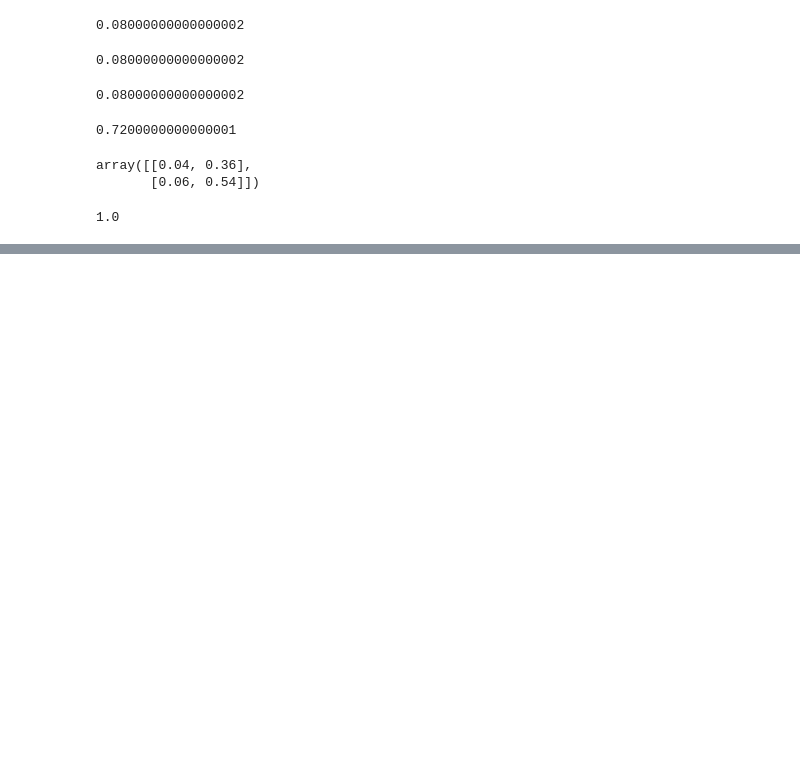
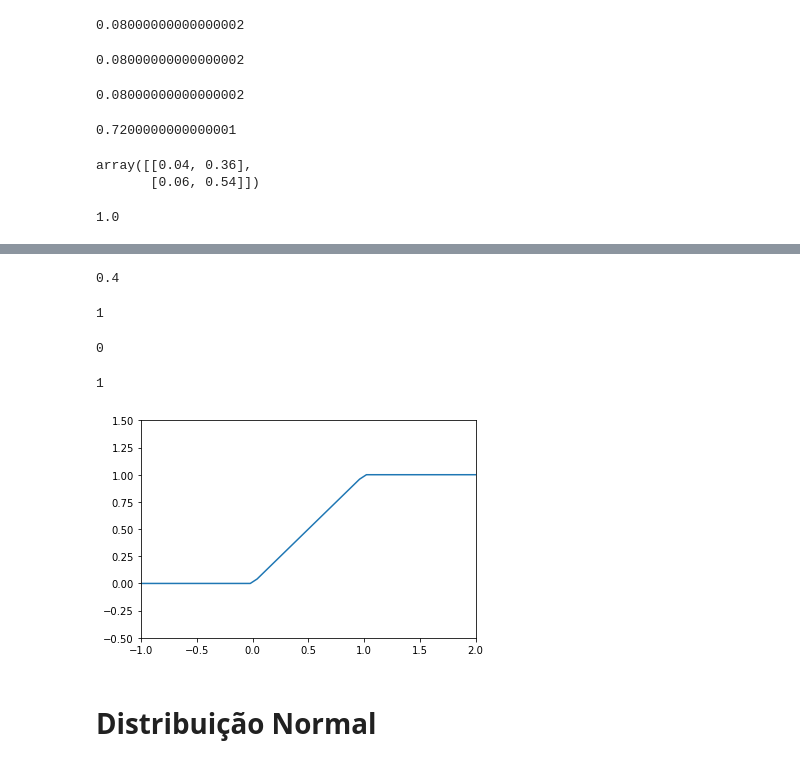
Before and after one commit to caiosalgado/mat_quinta, a Jupyter notebook: Data Science do Zero/Prefacio_Python.ipynb, the cells around one changed output, grey strips where cells are left out. Drawn from its saved outputs; the diff is of its cells as text; code cells hidden in the pictures; blank space fills up the shorter version.

```diff
--- a/Data Science do Zero/Prefacio_Python.ipynb
+++ b/Data Science do Zero/Prefacio_Python.ipynb
@@ -2179,0 +2199,22 @@ np.array([.4, .6]).reshape(2,1).dot(np.array([0.1,0.9]).reshape(1,2)).sum()
+# %%
+def uniform_cdf(x):
+    """retorna a probabilidade de uma variável aleatória unifrma ser <= x"""
+    if x < 0:   return 0
+    elif x < 1: return x
+    else:       return 1
+# %%
+uniform_cdf(0.4)
+# %% [output]
+0.4
+# %%
+uniform_cdf(1)
+# %% [output]
+1
+# %%
+uniform_cdf(0)
+# %% [output]
+0
+# %%
+uniform_cdf(4)
+# %% [output]
+1
@@ -2179,0 +2224,9 @@ np.array([.4, .6]).reshape(2,1).dot(np.array([0.1,0.9]).reshape(1,2)).sum()
+# %%
+x = np.linspace(-1, 2, 50)
+plt.ylim(-0.5, 1.5)
+plt.xlim(-1, 2)
+plt.plot(x, [ uniform_cdf(v) for v in x]);
+# %% [output]
+[figure, added]
+# %% [markdown]
+# Distribuição Normal
```
Also changed, not shown: parts of 75 cells of this notebook, 3 other files.
